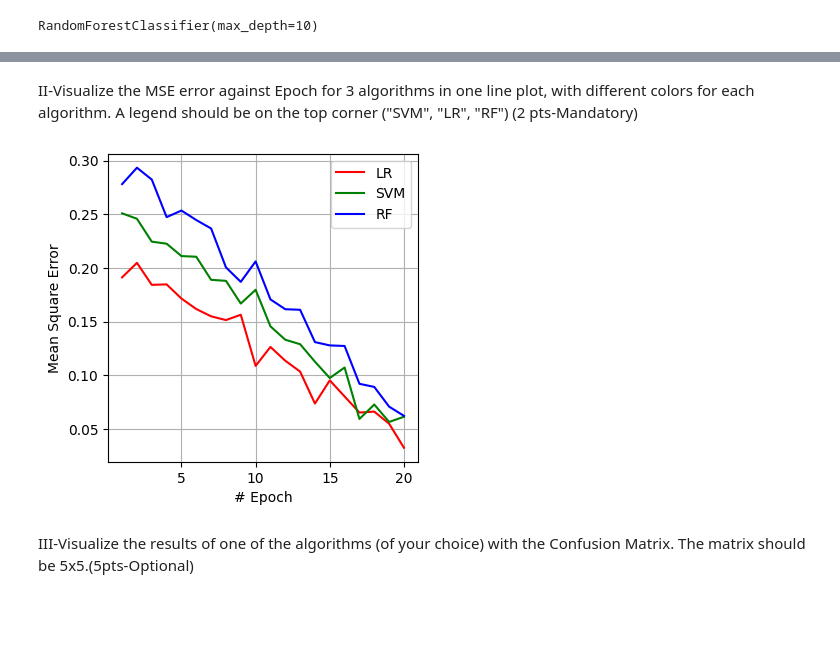
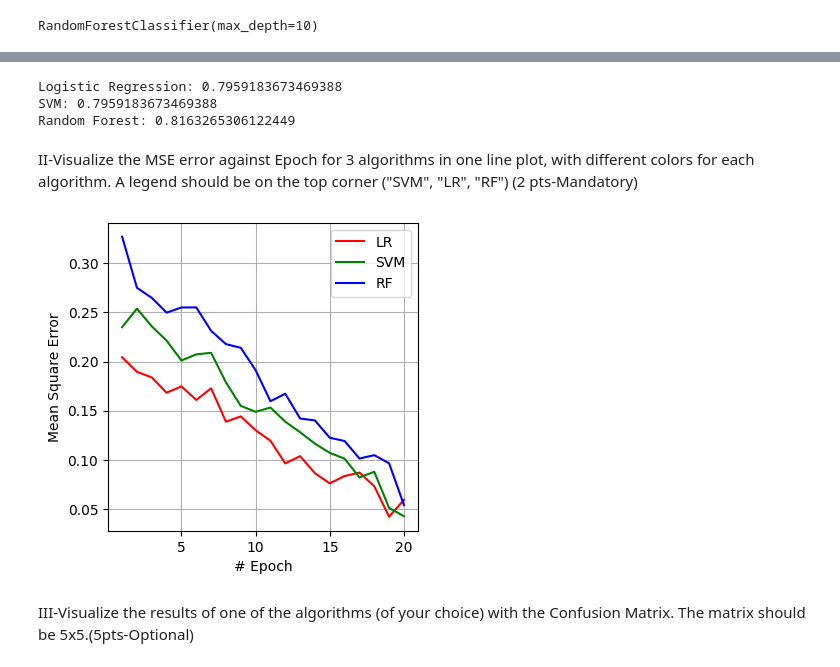
Before and after one commit to cybertilla/Lab3, a Jupyter notebook: Lab3.ipynb, the cells around one changed output, grey strips where cells are left out. Drawn from its saved outputs; the diff is of its cells as text; code cells hidden in the pictures; blank space fills up the shorter version.

```diff
--- a/Lab3.ipynb
+++ b/Lab3.ipynb
@@ -163,35 +159,39 @@ Random Forest Accuracy: 0.8707482993197279
 # %%
 #V. visualizing outputs (optional)
-print(f'Logistic Regression Accuracy: {lr_accuracy}')
-print(f'SVM Accuracy: {svm_accuracy}')
-print(f'Random Forest Accuracy: {rf_accuracy}')
+print(f'Logistic Regression: {lr_accuracy}')
+print(f'SVM: {svm_accuracy}')
+print(f'Random Forest: {rf_accuracy}')
+# %% [output]
+Logistic Regression: 0.7959183673469388
+SVM: 0.7959183673469388
+Random Forest: 0.8163265306122449
 # %% [markdown]
 II-Visualize the MSE error against Epoch for 3 algorithms in one line plot, with different colors for each algorithm. A legend should be on the top corner ("SVM", "LR", "RF") (2 pts-Mandatory)
 # %%
 from random import random
 
-#note: https://realpython.com/np-linspace-numpy/
+#note: followed https://realpython.com/np-linspace-numpy/
 lr_mse = np.linspace(0.2, 0.05, num=20) + np.random.normal(0, 0.01, 20)
 svm_mse = np.linspace(0.25, 0.06, num=20) + np.random.normal(0, 0.01, 20)
 rf_mse = np.linspace(0.3, 0.07, num=20) + np.random.normal(0, 0.01, 20)
-epochs = np.arange(1, 30)
+epochs = np.arange(1, 21)
 
 #Visualise output
 plt.figure(figsize=(4, 4))
 plt.plot(epochs, lr_mse, color='red', label='LR')
 plt.plot(epochs, svm_mse, color='green', label='SVM')
 plt.plot(epochs, rf_mse, color='blue', label='RF')
 
 plt.xlabel('# Epoch')
 plt.ylabel('Mean Square Error')
 plt.legend(loc='upper right')
 plt.grid(True)
 
 plt.show()
 
 #note: we see how the MSE decreses with the increment of epoch number, the algorithms are learning as espected.
 # %% [output]
-[figure, old version]
+[figure, new version]
 # %% [markdown]
 III-Visualize the results of one of the algorithms (of your choice) with the Confusion Matrix. The matrix should be 5x5.(5pts-Optional)
 # %%
```
Also changed, not shown: parts of 10 cells of this notebook.
